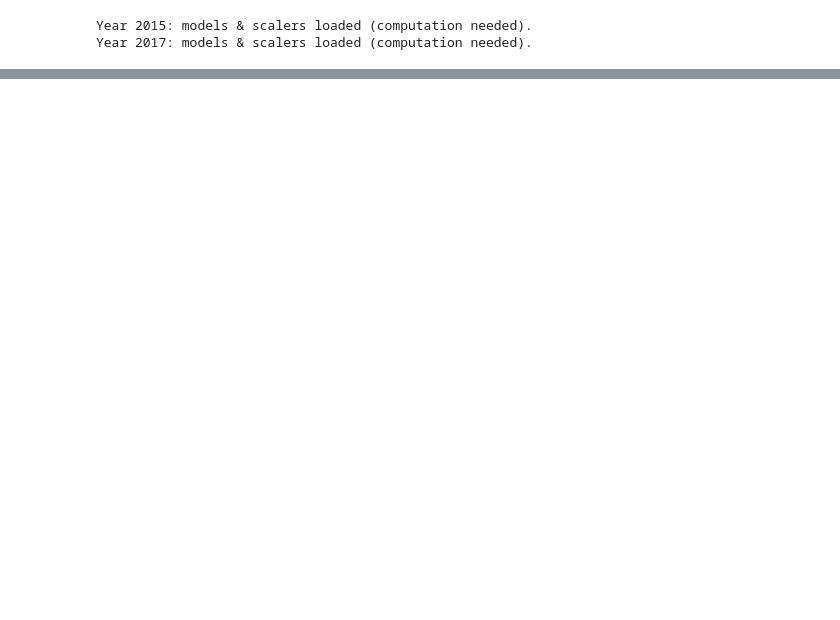
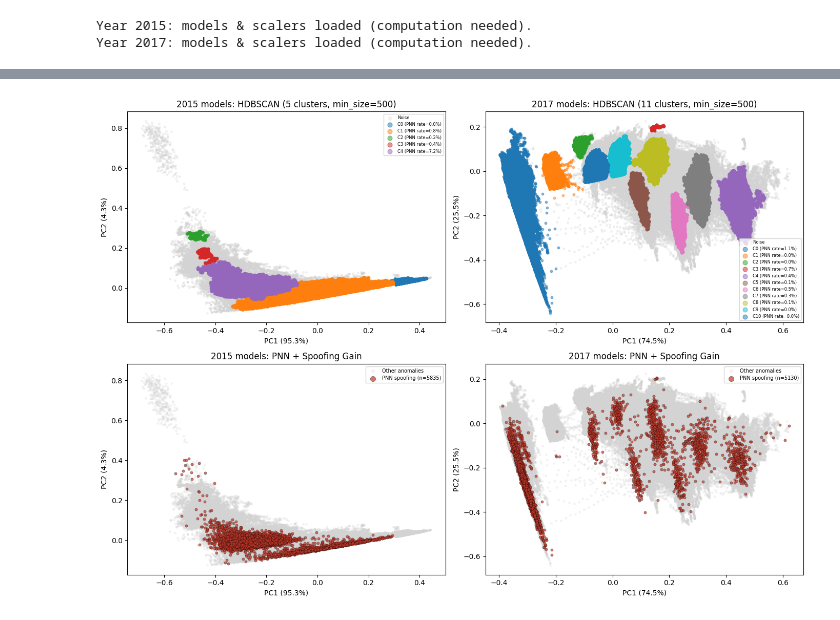
Before and after one commit to adonis107/MDS, a Jupyter notebook: notebooks/6. anomaly clustering.ipynb, the cells around one changed output, grey strips where cells are left out. Saved outputs shown, nothing was run; the diff lists cells and outputs as text; code cells hidden in the pictures; blank space fills up the shorter version.

Commit message:
anomaly clustering results

```diff
--- a/notebooks/6. anomaly clustering.ipynb
+++ b/notebooks/6. anomaly clustering.ipynb
@@ -199,12 +214,16 @@ for year in TRAIN_YEARS:
         for model_type in MODEL_TYPES:
             feat_names = feat_map[model_type]
             weights_path = os.path.join(results_dir, f"{model_type}_weights.pth")
-            model, ocsvm = load_model(model_type, len(feat_names), weights_path, DEVICE, SEQ_LENGTH)
+            model, ocsvm = load_model(
+                model_type, len(feat_names), weights_path, DEVICE, SEQ_LENGTH
+            )
             models[model_type] = (model, ocsvm)
 
             scaler_path = os.path.join(results_dir, f"{model_type}_scaler.pkl")
             scalers[model_type] = (
-                joblib.load(scaler_path) if os.path.exists(scaler_path) else MinMaxScaler()
+                joblib.load(scaler_path)
+                if os.path.exists(scaler_path)
+                else MinMaxScaler()
             )
         loaded_models_by_year[year] = models
         loaded_scalers_by_year[year] = scalers
@@ -405,14 +437,18 @@ logger.info(f"Total: {n_total} sequences from {len(TEST_FILES)} files.")
 # Per-year anomaly selection (flagged by >= 1 model)
 anom_data = {}
 for year in TRAIN_YEARS:
-    pred_matrix = np.column_stack([all_preds_by_year[year][mt][:n_total] for mt in MODEL_TYPES])
+    pred_matrix = np.column_stack(
+        [all_preds_by_year[year][mt][:n_total] for mt in MODEL_TYPES]
+    )
     n_models_flagged = pred_matrix.sum(axis=1)
     indices = np.where(n_models_flagged >= 1)[0]
 
     anom_data[year] = {
         "anom_indices": indices,
         "n_anom": len(indices),
-        "score_matrix_raw": np.column_stack([all_scores_by_year[year][mt][indices] for mt in MODEL_TYPES]),
+        "score_matrix_raw": np.column_stack(
+            [all_scores_by_year[year][mt][indices] for mt in MODEL_TYPES]
+        ),
         "feat_anom": feat_values_seq.iloc[indices].reset_index(drop=True),
         "period_anom": period_labels_seq[indices],
         "preds_anom": {mt: all_preds_by_year[year][mt][indices] for mt in MODEL_TYPES},
@@ -420,7 +456,9 @@ for year in TRAIN_YEARS:
 
 for year in TRAIN_YEARS:
     n_anom = anom_data[year]["n_anom"]
-    print(f"Year {year}: {n_anom} anomalies / {n_total} ({100 * n_anom / n_total:.2f}%)")
+    print(
+        f"Year {year}: {n_anom} anomalies / {n_total} ({100 * n_anom / n_total:.2f}%)"
+    )
     for mt in MODEL_TYPES:
         n_mt = int(all_preds_by_year[year][mt][:n_total].sum())
         print(f"  {mt:25s}: {n_mt:6d} ({100 * n_mt / n_total:.2f}%)")
@@ -530,41 +646,60 @@ for col, year in enumerate(TRAIN_YEARS):
     for c in cl["unique_clusters"]:
         mask = cl["cluster_labels"] == c
         if c == -1:
             ax.scatter(
-                X_pca[mask, 0], X_pca[mask, 1],
-                s=6, alpha=0.25, color="lightgrey", label="Noise",
+                X_pca[mask, 0],
+                X_pca[mask, 1],
+                s=6,
+                alpha=0.25,
+                color="lightgrey",
+                label="Noise",
             )
         else:
             ax.scatter(
-                X_pca[mask, 0], X_pca[mask, 1],
-                s=10, alpha=0.5,
+                X_pca[mask, 0],
+                X_pca[mask, 1],
+                s=10,
+                alpha=0.5,
                 color=CLUSTER_COLORS[c % len(CLUSTER_COLORS)],
                 label=cl["cluster_names"][c],
             )
     ax.set_xlabel(f"PC1 ({pca.explained_variance_ratio_[0]:.1%})")
     ax.set_ylabel(f"PC2 ({pca.explained_variance_ratio_[1]:.1%})")
-    ax.set_title(f"{year} models: HDBSCAN ({cl['n_hdb_clusters']} clusters, min_size={cl['min_cluster_size']})")
+    ax.set_title(
+        f"{year} models: HDBSCAN ({cl['n_hdb_clusters']} clusters, min_size={cl['min_cluster_size']})"
+    )
     ax.legend(fontsize=6, markerscale=2)
 
     # --- Bottom row: PNN + Spoofing Gain overlay ---
     ax = axes[1, col]
     pnn_mask = preds_anom["pnn"].astype(bool)
     non_pnn = ~pnn_mask
     ax.scatter(
-        X_pca[non_pnn, 0], X_pca[non_pnn, 1],
-        s=6, alpha=0.2, color="lightgrey", label="Other anomalies",
+        X_pca[non_pnn, 0],
+        X_pca[non_pnn, 1],
+        s=6,
+        alpha=0.2,
+        color="lightgrey",
+        label="Other anomalies",
     )
     ax.scatter(
-        X_pca[pnn_mask, 0], X_pca[pnn_mask, 1],
-        s=14, alpha=0.7, color="#c0392b", edgecolors="black", linewidths=0.3,
+        X_pca[pnn_mask, 0],
+        X_pca[pnn_mask, 1],
+        s=14,
+        alpha=0.7,
+        color="#c0392b",
+        edgecolors="black",
+        linewidths=0.3,
         label=f"PNN spoofing (n={pnn_mask.sum()})",
     )
     ax.set_xlabel(f"PC1 ({pca.explained_variance_ratio_[0]:.1%})")
     ax.set_ylabel(f"PC2 ({pca.explained_variance_ratio_[1]:.1%})")
     ax.set_title(f"{year} models: PNN + Spoofing Gain")
     ax.legend(fontsize=7, markerscale=2)
 
 plt.tight_layout()
 plt.show()
+# %% [output]
+[figure, added]
 # %%
 max_clusters = max(len(cluster_data[y]["unique_clusters"]) for y in TRAIN_YEARS)
```
Also changed, not shown: parts of 8 cells of this notebook, 1 other file.
